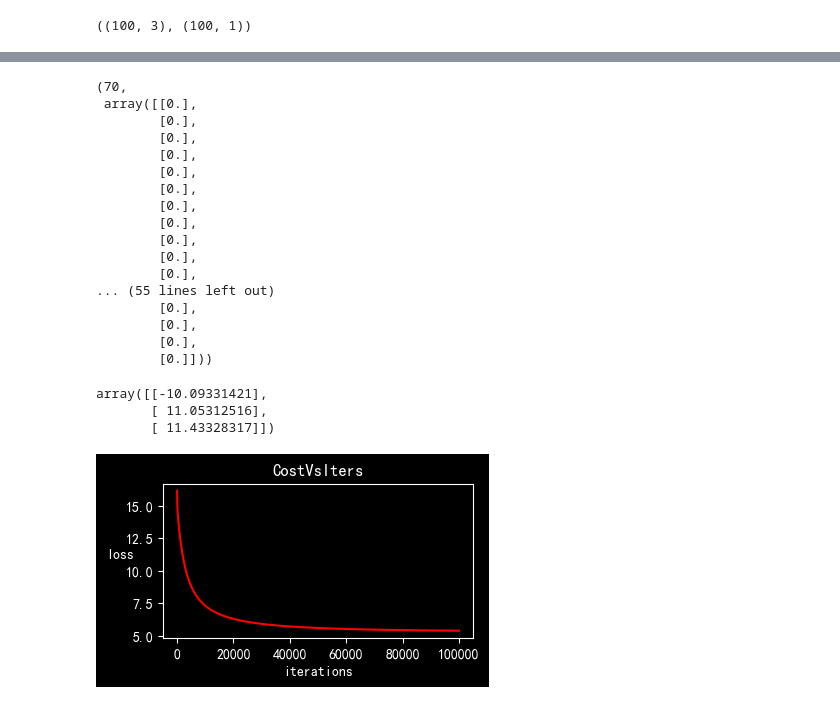
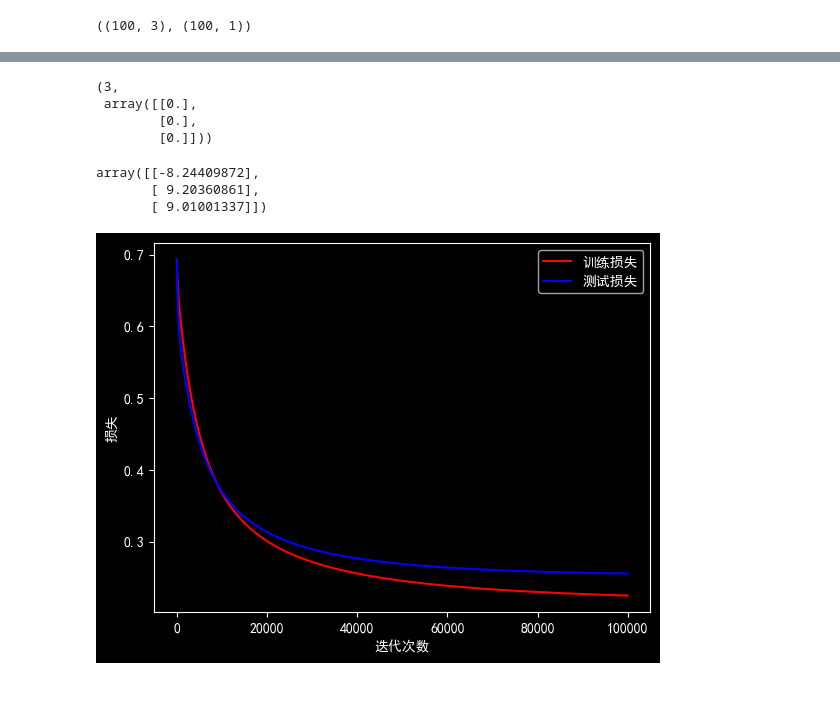
Before and after one commit to roseee-e/ML-homework, a Jupyter notebook: 第四次作业/2200770004 洪晖阳.ipynb, the cells around one changed output, grey strips where cells are left out. Drawn from its saved outputs; the diff is of its cells as text; code cells hidden in the pictures.

```diff
--- a/第四次作业/2200770004 洪晖阳.ipynb
+++ b/第四次作业/2200770004 洪晖阳.ipynb
@@ -68,37 +69,25 @@ x_train.shape,y_train.shape
 def sigmoid(z):
     return 1 / (1 + np.exp(-z))
 # %%
-feature_dim = x_train.shape[0]
+feature_dim = x_train.shape[1]
 W = np.zeros((feature_dim,1))
 feature_dim,W
 # %% [output]
-(70,
+(3,
  array([[0.],
         [0.],
-        [0.],
-        [0.],
-        [0.],
-        [0.],
-        [0.],
-        [0.],
-        [0.],
-        [0.],
-        [0.],
-... (55 lines left out)
-        [0.],
-        [0.],
-        [0.],
         [0.]]))
 # %%
 def computeCost(X, Y, W):
     P = sigmoid(X@W)
-    loss = np.sum(-Y*np.log(P) - (1-Y) * np.log(1-P)) / X.shape[1]
-    return loss,P
+    loss = np.sum(-Y*np.log(P) - (1-Y) * np.log(1-P)) / X.shape[0]
+    reg_loss = 0.005 * np.sum(W ** 2) / (2 * X.shape[0])  # 正则化项
+    return loss + reg_loss,P
 # %%
-alpha = 0.005
+alpha = 0.01
 def gradientDecent(W, X, Y):
     error = sigmoid(X@W) - Y
-    grad = X.T@error / X.shape[1]
+    grad = X.T@error / X.shape[0]
     W -= alpha * grad
     return W
 # %%
@@ -118,25 +107,22 @@ def logisticRegression(x_train,y_train,x_test,y_test,alpha,iters):
         W=gradientDecent(W,x_train,y_train)
     return loss_train,loss_test,W#返回损失和模型参数。
 # %%
-alpha = 0.001
+alpha = 0.01
 iters = 100000
-loss_train, loss_test, W = logisticRegression(x_train, y_train, alpha, iters)
+loss_train, loss_test, W = logisticRegression(x_train, y_train,x_test,y_test,alpha, iters)
 W
 # %% [output]
-array([[-10.09331421],
-       [ 11.05312516],
-       [ 11.43328317]])
+array([[-8.24409872],
+       [ 9.20360861],
+       [ 9.01001337]])
 # %%
-#设置训练参数
-alpha=0.0001
-iters=40000
 iter = np.arange(iters)
 plt.figure()
 plt.plot(iter,loss_train,'r',label='训练损失')
 plt.plot(iter,loss_test,'b',label='测试损失')
 plt.legend()
 plt.xlabel("迭代次数")
 plt.ylabel("损失")
 plt.show()
 # %% [output]
-[figure, old version]
+[figure, new version]
```
Also changed, not shown: parts of 10 cells of this notebook.
